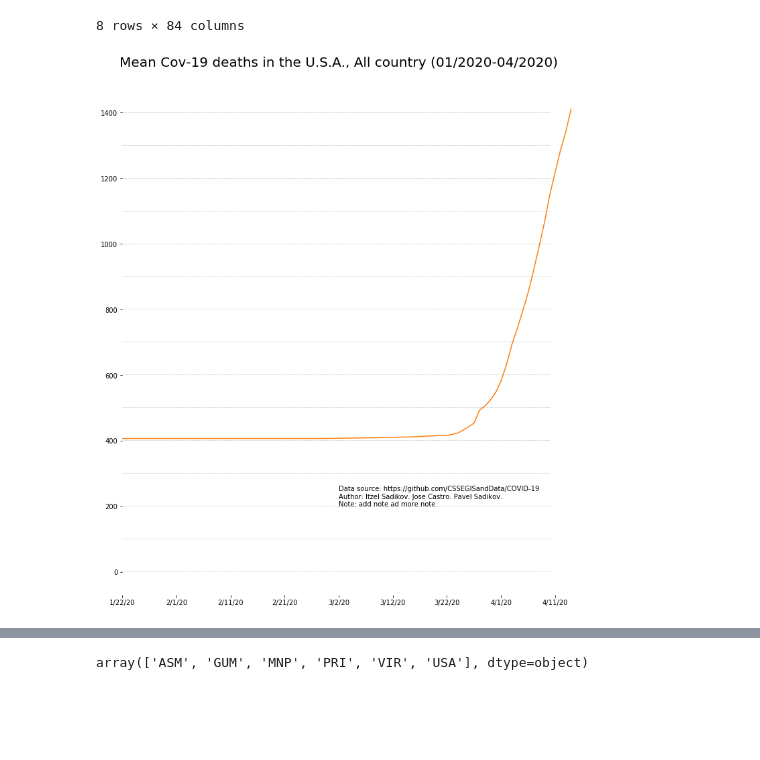
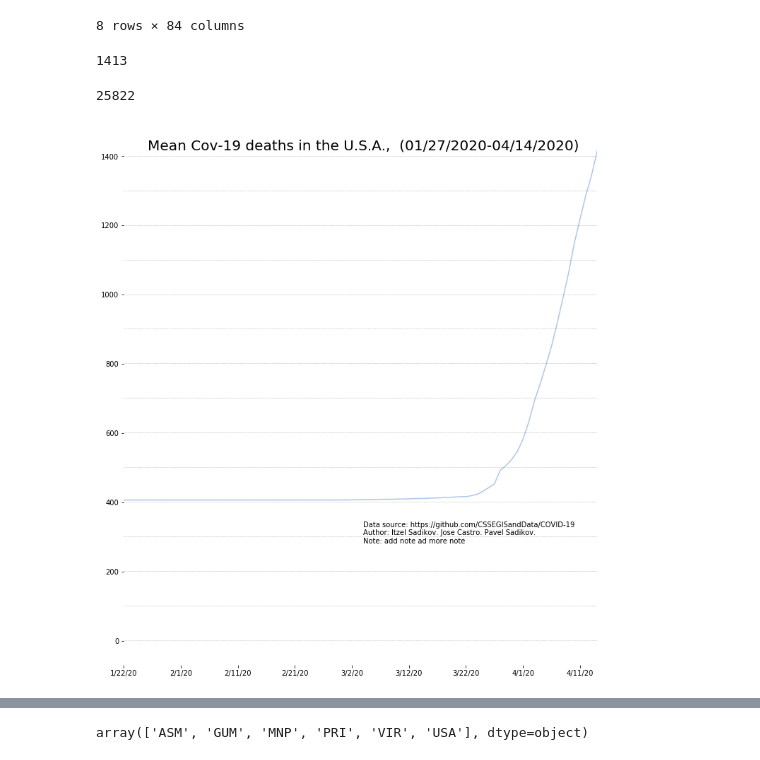
Before and after one commit to AlanniaSadikov/COVID-19, a Jupyter notebook: Analyzing COVID-19 deaths in U.S.A .ipynb, the cells around one changed output, grey strips where cells are left out. Saved outputs shown, nothing was run; the diff lists cells and outputs as text; code cells hidden in the pictures; blank space fills up the shorter version.

Commit message:
I worked on the plot

```diff
--- a/Analyzing COVID-19 deaths in U.S.A .ipynb
+++ b/Analyzing COVID-19 deaths in U.S.A .ipynb
@@ -94,3 +97,19 @@ death_means = deaths.iloc[:, 12:].describe().mean()
+# %%
+# Save means and total. Find limits:
+
+death_means = deaths.iloc[:, 12:].describe().mean()
+
+y1_max = int(death_means.max())
+x1_max = death_means.shape[0]
+y1_max
+# %% [output]
+1413
+# %%
+death_sum = deaths.iloc[:, 12:].sum()
+y2_max = death_sum.max()
+x2_max = death_sum.shape[0]
+# %% [output]
+25822
 # %%
 # These are the "Tableau 20" colors as RGB.
 tableau20 = [(31, 119, 180), (174, 199, 232), (255, 127, 14), (255, 187, 120),
@@ -114,7 +133,7 @@ for i in range(len(tableau20)):
 plt.figure(figsize=(12, 14))
 
 # Plot the mean deaths per day for any state:
-deaths.iloc[:, 12:].describe().mean().plot(color = tableau20[2])
+deaths.iloc[:, 12:].describe().mean().plot(color = tableau20[1])
 
 # Remove the plot frame lines. They are unnecessary chartjunk.
 ax = plt.subplot(111)
@@ -127,39 +146,39 @@ ax.spines["left"].set_visible(False)
 # Remove the tick marks; they are unnecessary with the tick lines we just plotted.
 plt.tick_params(axis="both", which="both", bottom="off", top="off",
                 labelbottom="on", left="off", right="off", labelleft="on")
 
 
 # Ensure that the axis ticks only show up on the bottom and left of the plot.
 # Ticks on the right and top of the plot are generally unnecessary chartjunk.
 ax.get_xaxis().tick_bottom()
 ax.get_yaxis().tick_left()
 
 # Plot lines '--'
-for y in range(1, 1500, 100):
-    plt.plot(range(0, 80), [y] * len(range(0, 80)), "--", lw=0.5, color="black", alpha=0.3)
+for y in range(1, y1_max, 100):
+    plt.plot(range(0, x1_max), [y] * len(range(0, x1_max)), "--", lw=0.5, color="black", alpha=0.3)
 
 # Make the title big enough so it spans the entire plot, but don't make it
 # so big that it requires two lines to show.
 
 
 # Note that if the title is descriptive enough, it is unnecessary to include
 # axis labels; they are self-evident, in this plot's case.
-plt.text(40, 1540, "Mean Cov-19 deaths in the U.S.A."
-       ", All country (01/2020-04/2020)", fontsize=20, ha="center") ;
+plt.text(x1_max/2, y1_max+5, "Mean Cov-19 deaths in the U.S.A."
+       ",  (01/27/2020-04/14/2020)", fontsize=20, ha="center") ;
 
 
 # Always include your data source(s) and copyright notice! And for your
 # data sources, tell your viewers exactly where the data came from,
 # preferably with a direct link to the data. Just telling your viewers
 # that you used data from the "U.S. Census Bureau" is completely useless:
 # the U.S. Census Bureau provides all kinds of data, so how are your
 # viewers supposed to know which data set you used?
-plt.text(40, 200, "Data source: https://github.com/CSSEGISandData/COVID-19"
+plt.text(x1_max/2, y1_max/5, "Data source: https://github.com/CSSEGISandData/COVID-19"
        "\nAuthor: Itzel Sadikov. Jose Castro. Pavel Sadikov."
        "\nNote: add note "
        "ad more note", fontsize=10) ;
 # %% [output]
-[figure, old version]
+[figure, new version]
 # %%
 # Same plot but better ;) I copy this format from this website:
 # http://www.randalolson.com/2014/06/28/how-to-make-beautiful-data-visualizations-in-python-with-matplotlib/
```
Also changed, not shown: parts of 6 cells of this notebook.
